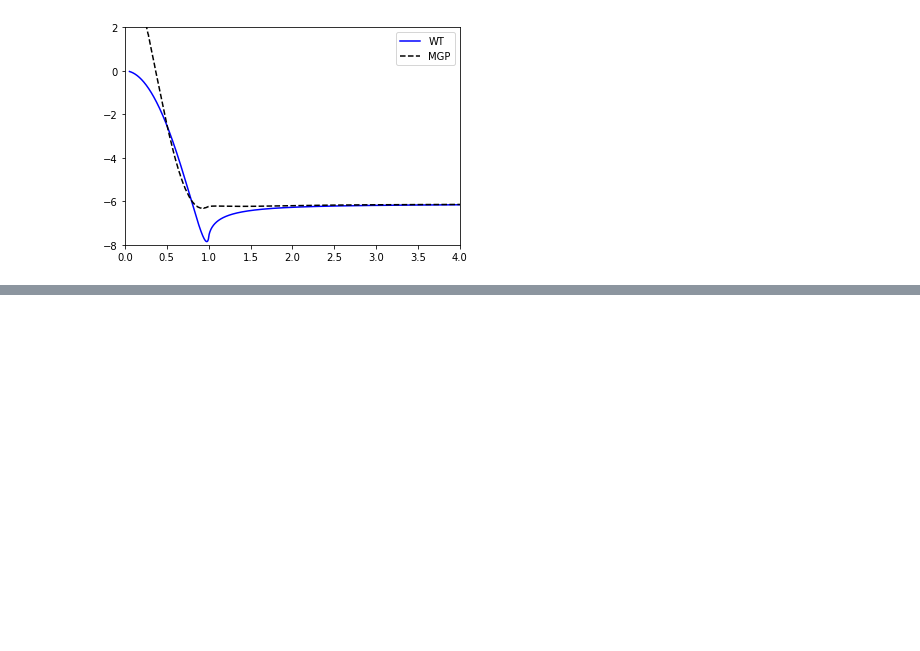
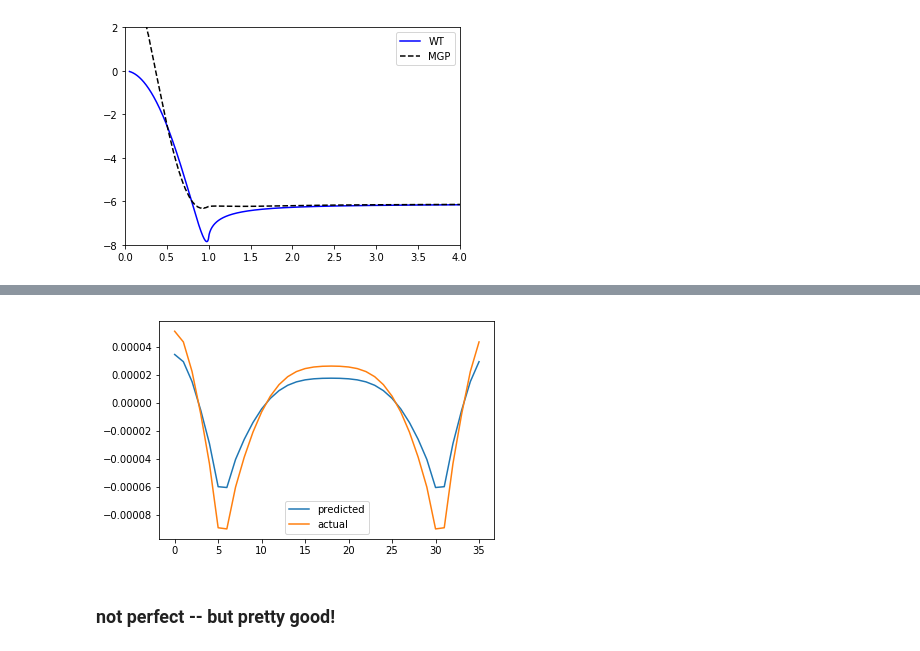
Before and after one commit to alesgenova/pbcpy, a Jupyter notebook: notebooks/Nonlocal_Functionals_prototyping.ipynb, the cells around one changed output, grey strips where cells are left out. Cells and saved outputs as stored; diff of their text form; code cells hidden in the pictures; blank space fills up the shorter version.

```diff
--- a/notebooks/Nonlocal_Functionals_prototyping.ipynb
+++ b/notebooks/Nonlocal_Functionals_prototyping.ipynb
@@ -100,0 +182,12 @@ WT_NL_Functional.energydensity.integral()*27.211385
+# %%
+pot = lda[7].potential
+pot2 = lda[6].potential
+interp = lda[6].potential * np.exp(-alpha * (rho0/10.0))
+plt.plot(interp[:,0,0,0]-pot2[:,0,0,0],label='predicted')
+plt.plot(pot[:,0,0,0]-pot2[:,0,0,0],label='actual')
+plt.legend()
+plt.show()
+# %% [output]
+[figure, added]
+# %% [markdown]
+### not perfect -- but pretty good!
```
Also changed, not shown: parts of 35 cells of this notebook, 2 other files.
